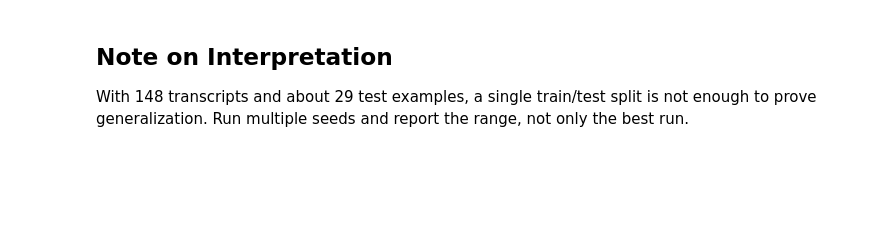
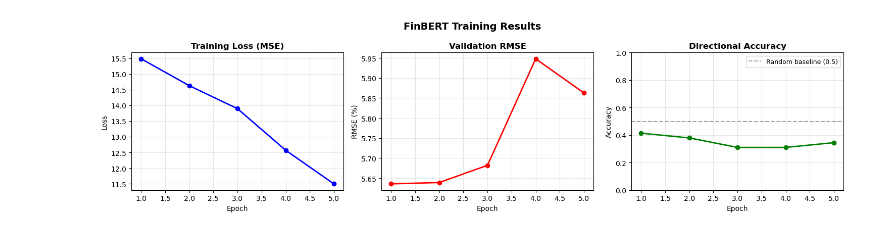
Before and after one commit to shannon-maccallum/earnings-call-prediction, a Jupyter notebook: notebooks/model.ipynb, the cells around one changed output. Drawn from its saved outputs; the diff is of its cells as text; code cells hidden in the pictures; blank space fills up the shorter version.

Commit message:
Restore original model notebook

```diff
--- a/notebooks/model.ipynb
+++ b/notebooks/model.ipynb
@@ -81,18 +113,0 @@ for epoch in range(HEAD_EPOCHS):
-# %%
-model.unfreeze_bert()
-optimizer = torch.optim.AdamW(model.parameters(), lr=FULL_LR, weight_decay=0.01)
-best_rmse = float('inf')
-
-for epoch in range(FULL_EPOCHS):
-    loss = train_epoch(model, train_loader, optimizer, device, criterion)
-    rmse, dir_acc = eval_epoch(model, test_loader, device, criterion, n_test)
-    history.append({'phase': 'full_finetune', 'epoch': epoch + 1, 'loss': loss, 'rmse': rmse, 'dir_acc': dir_acc})
-    print(f'Full epoch {epoch+1}/{FULL_EPOCHS} | loss={loss:.4f} | rmse={rmse:.4f} | dir_acc={dir_acc:.2f}')
-
-    if rmse < best_rmse:
-        best_rmse = rmse
-        torch.save(model.state_dict(), OUTPUT_DIR / 'best_model.pt')
-        print(f'Saved best model with RMSE={best_rmse:.4f}')
-
-with open(OUTPUT_DIR / 'training_history.json', 'w') as f:
-    json.dump({'seed': SEED, 'n_train': n_train, 'n_test': n_test, 'history': history, 'best_rmse': best_rmse}, f, indent=2)
@@ -101,30 +164,31 @@ with open(OUTPUT_DIR / 'training_history.json', 'w') as f:
 # %%
-epochs = list(range(1, len(history) + 1))
-losses = [row['loss'] for row in history]
-rmses = [row['rmse'] for row in history]
-dir_accs = [row['dir_acc'] for row in history]
+epochs = list(range(1, EPOCHS + 1))
+fig, axes = plt.subplots(1, 3, figsize=(15, 4))
 
-fig, axes = plt.subplots(1, 3, figsize=(15, 4))
-axes[0].plot(epochs, losses, marker='o')
-axes[0].set_title('Training Loss')
+axes[0].plot(epochs, train_losses, 'b-o', linewidth=2, markersize=6)
+axes[0].set_title('Training Loss (MSE)', fontsize=12, fontweight='bold')
 axes[0].set_xlabel('Epoch')
-axes[0].set_ylabel('MSE')
+axes[0].set_ylabel('Loss')
+axes[0].grid(alpha=0.3)
 
-axes[1].plot(epochs, rmses, marker='o', color='orange')
-axes[1].set_title('Validation RMSE')
+axes[1].plot(epochs, val_rmses, 'r-o', linewidth=2, markersize=6)
+axes[1].set_title('Validation RMSE', fontsize=12, fontweight='bold')
 axes[1].set_xlabel('Epoch')
-axes[1].set_ylabel('Return %')
+axes[1].set_ylabel('RMSE (%)')
+axes[1].grid(alpha=0.3)
 
-axes[2].plot(epochs, dir_accs, marker='o', color='green')
-axes[2].axhline(0.5, color='red', linestyle='--', label='Random baseline')
-axes[2].set_title('Directional Accuracy')
+axes[2].plot(epochs, dir_accs, 'g-o', linewidth=2, markersize=6)
+axes[2].axhline(0.5, color='gray', linestyle='--', alpha=0.7, label='Random baseline (0.5)')
+axes[2].set_title('Directional Accuracy', fontsize=12, fontweight='bold')
 axes[2].set_xlabel('Epoch')
+axes[2].set_ylabel('Accuracy')
+axes[2].legend(fontsize=9)
 axes[2].set_ylim(0, 1)
-axes[2].legend()
+axes[2].grid(alpha=0.3)
 
+plt.suptitle('FinBERT Training Results', fontsize=14, fontweight='bold')
 plt.tight_layout()
+plt.savefig('training_curves.png', dpi=150, bbox_inches='tight')
 plt.show()
+# %% [output]
+[figure, added]
-# %% [markdown]
-## Note on Interpretation
-
-With 148 transcripts and about 29 test examples, a single train/test split is not enough to prove generalization. Run multiple seeds and report the range, not only the best run.
```
Also changed, not shown: parts of 21 cells of this notebook.
